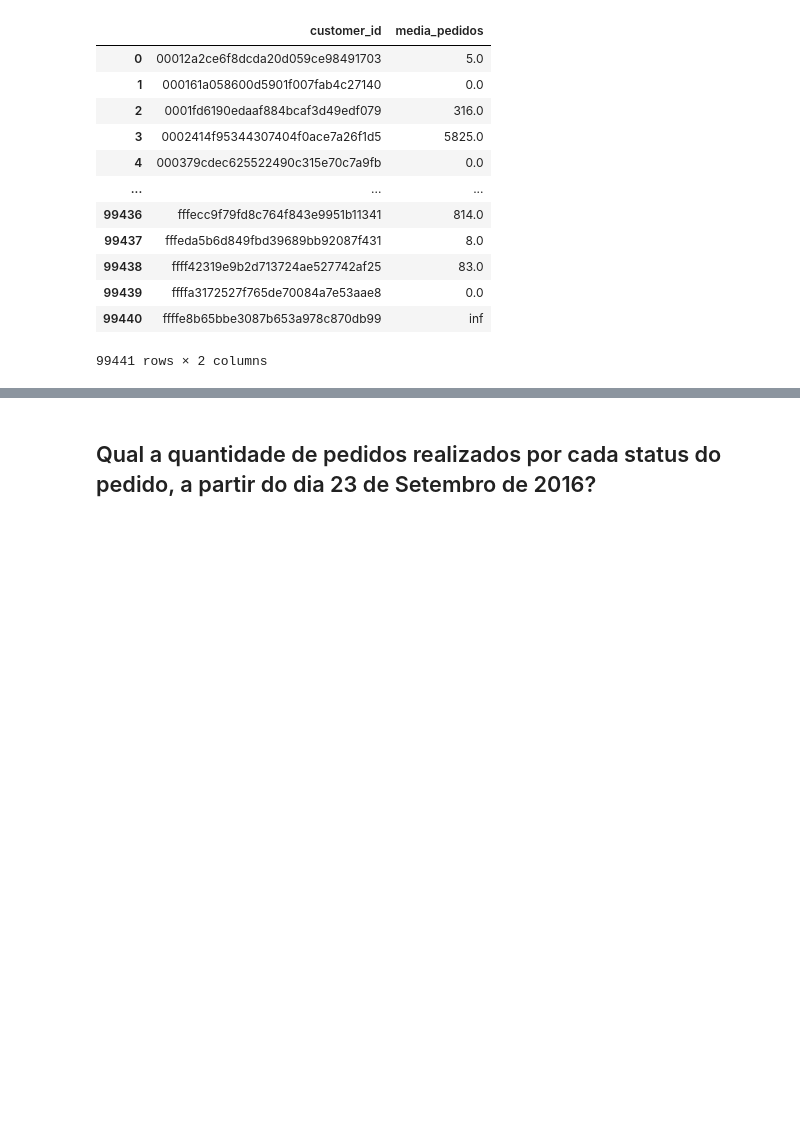
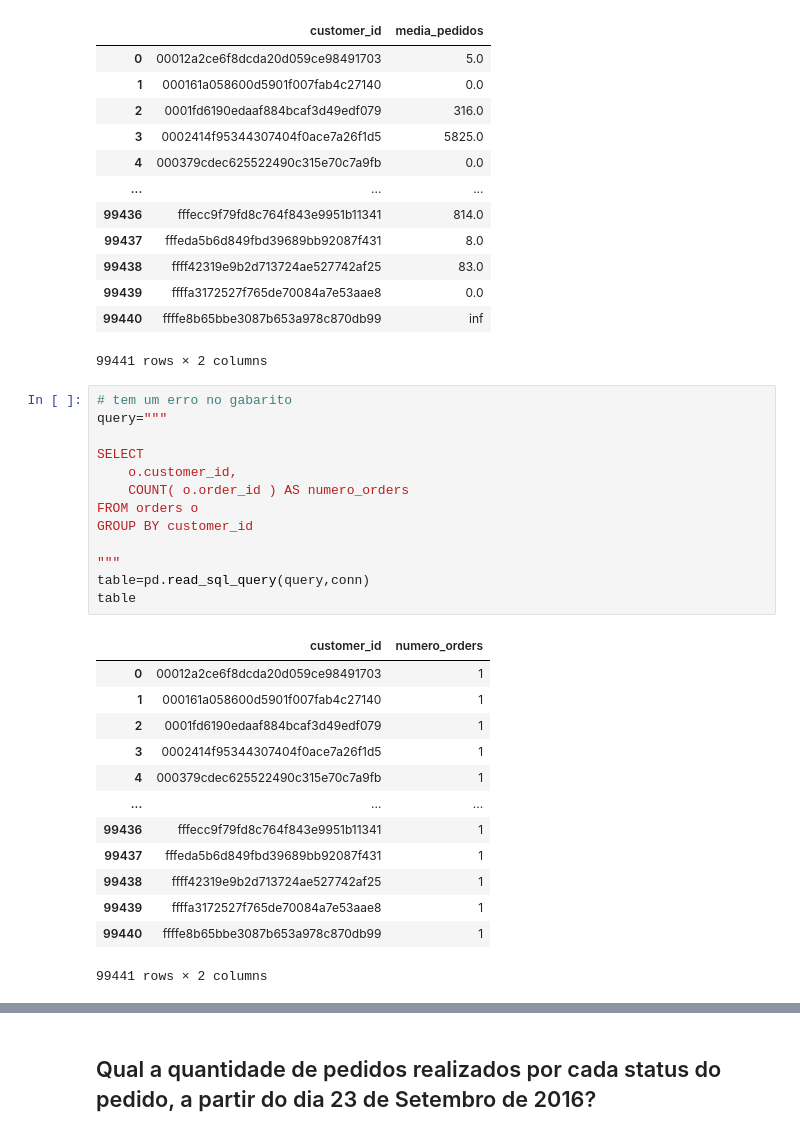
Before and after one commit to alessandra-barbosa/olist_brazil_advanced_sql, a Jupyter notebook: olist_brazil_avanced_sql_08.ipynb, the cells around one changed output, grey strips where cells are left out. Cells and saved outputs as stored; diff of their text form; blank space fills up the shorter version.

```diff
--- a/olist_brazil_avanced_sql_08.ipynb
+++ b/olist_brazil_avanced_sql_08.ipynb
@@ -1282,3 +1251,30 @@ table
 | 99439 | ffffa3172527f765de70084a7e53aae8 | 0.0 |
 | 99440 | ffffe8b65bbe3087b653a978c870db99 | inf |
 99441 rows × 2 columns
+# %%
+# tem um erro no gabarito
+query="""
+
+SELECT
+    o.customer_id,
+    COUNT( o.order_id ) AS numero_orders
+FROM orders o
+GROUP BY customer_id
+
+"""
+table=pd.read_sql_query(query,conn)
+table
+# %% [output]
+|  | customer_id | numero_orders |
+| 0 | 00012a2ce6f8dcda20d059ce98491703 | 1 |
+| 1 | 000161a058600d5901f007fab4c27140 | 1 |
+| 2 | 0001fd6190edaaf884bcaf3d49edf079 | 1 |
+| 3 | 0002414f95344307404f0ace7a26f1d5 | 1 |
+| 4 | 000379cdec625522490c315e70c7a9fb | 1 |
+| ... | ... | ... |
+| 99436 | fffecc9f79fd8c764f843e9951b11341 | 1 |
+| 99437 | fffeda5b6d849fbd39689bb92087f431 | 1 |
+| 99438 | ffff42319e9b2d713724ae527742af25 | 1 |
+| 99439 | ffffa3172527f765de70084a7e53aae8 | 1 |
+| 99440 | ffffe8b65bbe3087b653a978c870db99 | 1 |
+99441 rows × 2 columns
```
Also changed, not shown: parts of 40 cells of this notebook.
